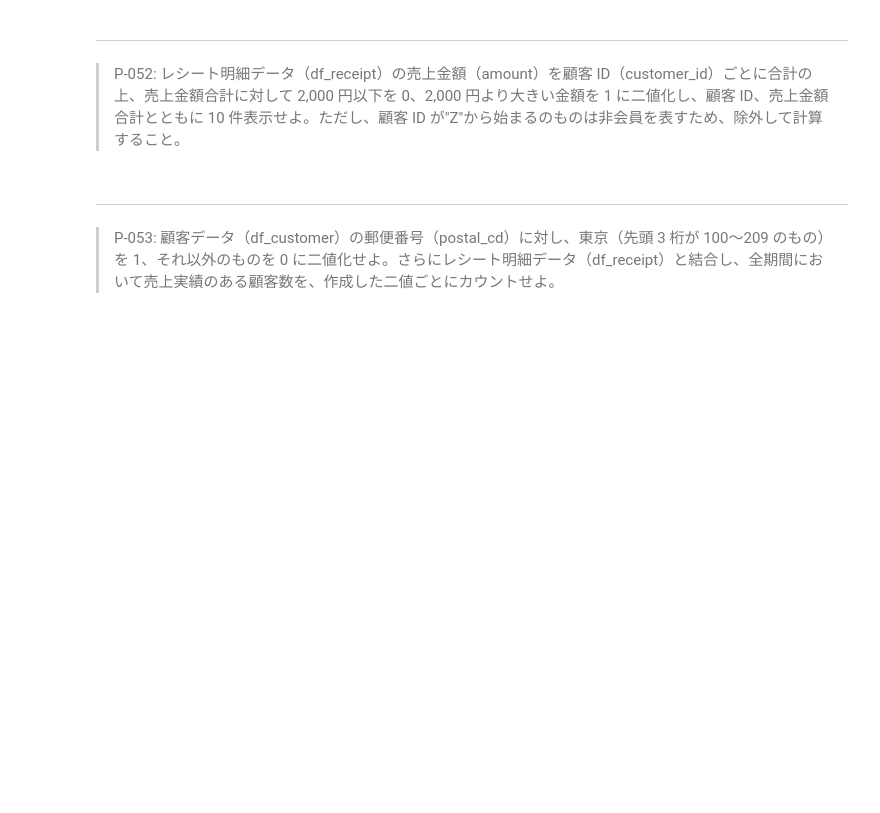
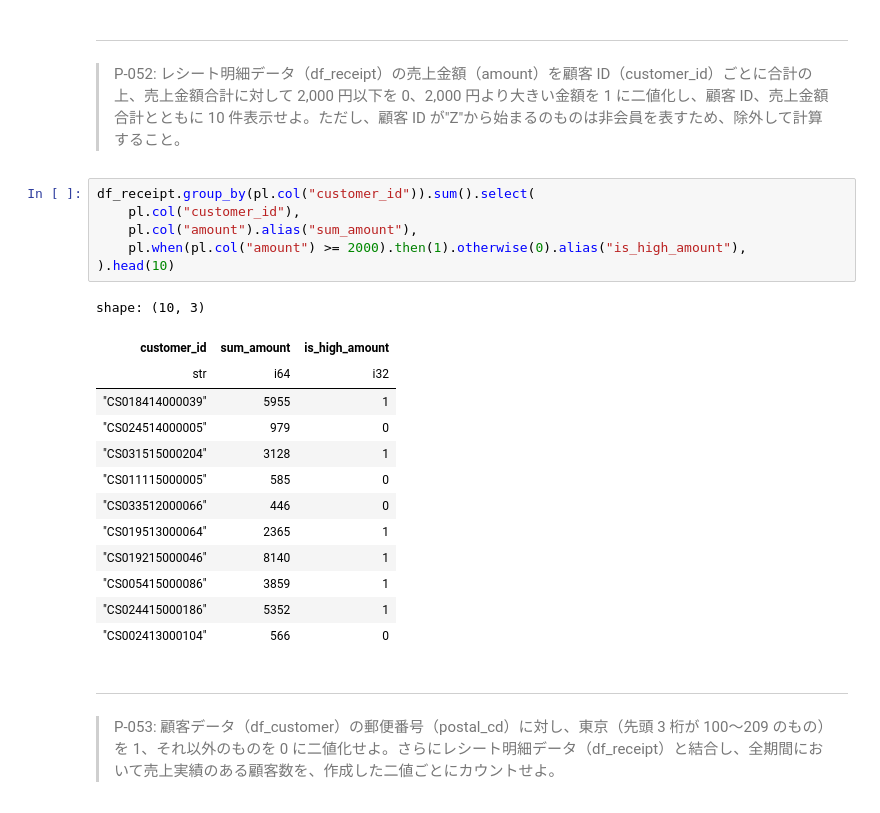
Before and after one commit to NMZ0429/ds_100knocks, a Jupyter notebook: content/100knocks-preprocess/docker/work/preprocess_knock_Python.ipynb, the cells around one changed output. Drawn from its saved outputs; the diff is of its cells as text; blank space fills up the shorter version.

```diff
--- a/content/100knocks-preprocess/docker/work/preprocess_knock_Python.ipynb
+++ b/content/100knocks-preprocess/docker/work/preprocess_knock_Python.ipynb
@@ -1135,6 +1135,26 @@ shape: (10, 3)
 ---
 
 > P-052: レシート明細データ（df_receipt）の売上金額（amount）を顧客 ID（customer_id）ごとに合計の上、売上金額合計に対して 2,000 円以下を 0、2,000 円より大きい金額を 1 に二値化し、顧客 ID、売上金額合計とともに 10 件表示せよ。ただし、顧客 ID が"Z"から始まるのものは非会員を表すため、除外して計算すること。
+# %%
+df_receipt.group_by(pl.col("customer_id")).sum().select(
+    pl.col("customer_id"),
+    pl.col("amount").alias("sum_amount"),
+    pl.when(pl.col("amount") >= 2000).then(1).otherwise(0).alias("is_high_amount"),
+).head(10)
+# %% [output]
+shape: (10, 3)
+| customer_id | sum_amount | is_high_amount |
+| str | i64 | i32 |
+| "CS018414000039" | 5955 | 1 |
+| "CS024514000005" | 979 | 0 |
+| "CS031515000204" | 3128 | 1 |
+| "CS011115000005" | 585 | 0 |
+| "CS033512000066" | 446 | 0 |
+| "CS019513000064" | 2365 | 1 |
+| "CS019215000046" | 8140 | 1 |
+| "CS005415000086" | 3859 | 1 |
+| "CS024415000186" | 5352 | 1 |
+| "CS002413000104" | 566 | 0 |
 # %% [markdown]
 ---
 
```
